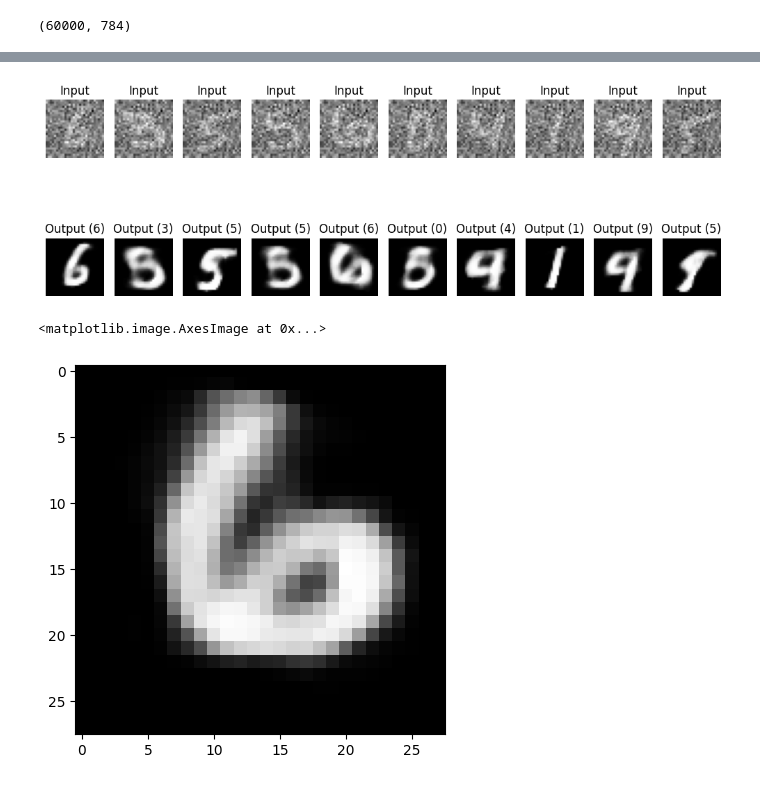
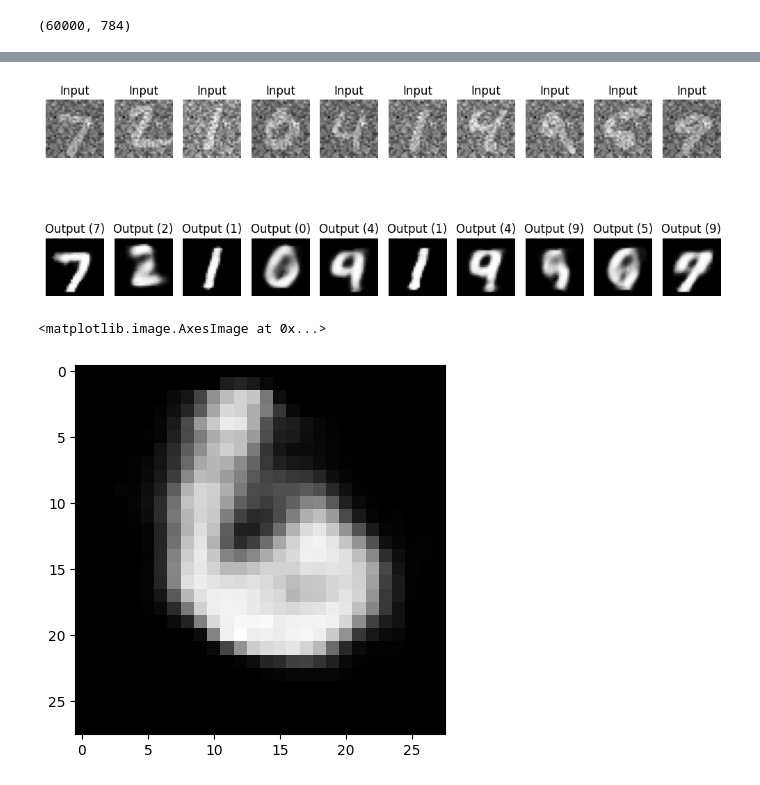
Before and after one commit to Jonatanprepuk/ML-from-scratch, a Jupyter notebook: examples/nn_autoencoder.ipynb, the cells around one changed output, grey strips where cells are left out. Cells and saved outputs as stored; diff of their text form; code cells hidden in the pictures.

```diff
--- a/examples/nn_autoencoder.ipynb
+++ b/examples/nn_autoencoder.ipynb
@@ -33,7 +15,7 @@ y_test = (y_test.reshape(y_test.shape[0], -1).astype(np.float32))
 y_train = np.where(y_train > 0, 1, 0)
 y_test = np.where(y_test > 0, 1, 0)
 
-noise = np.random.normal(loc=0.0, scale=0.6, size=y_test[0].shape)
+noise = np.random.normal(scale=0.5, size=y_test[0].shape)
 X_train, X_test = y_train + noise, y_test + noise
 # %%
 plt.imshow(X_train[4].reshape(28,28), cmap='gray')
@@ -83,6 +65,6 @@ model.summary(X_train.shape[1])
 ╚════╩═════════╩══════════════╩════════╝
 Total trainable parameters: 51,616
 # %%
-model.train(X_train, y_train, epochs=60, batch_size=64, print_every=100, validation_data=(X_test, y_test))
+model.train(X_train, y_train, epochs=75, batch_size=128, print_every=100, validation_data=(X_test, y_test))
 # %% [output]
 epoch: 1
@@ -111,25 +93,25 @@ validation, acc: 726.507 loss: 0.053
 # %%
 plt.figure(figsize=(10, 5))
 
 for i in range(10):
     # Översta raden: input
     ax = plt.subplot(2, 10, i + 1)
-    ax.imshow(X_test[i+50].reshape(28, 28), cmap='gray')
+    ax.imshow(X_test[i].reshape(28, 28), cmap='gray')
     ax.set_title("Input")
     ax.axis('off')
 
     # Undre raden: prediction
     ax = plt.subplot(2, 10, 10 + i + 1)
-    ax.imshow(model.predict(X_test[i+50]).reshape(28, 28), cmap='gray')
-    ax.set_title(f"Output ({labels_test[i+50]})")
+    ax.imshow(model.predict(X_test[i]).reshape(28, 28), cmap='gray')
+    ax.set_title(f"Output ({labels_test[i]})")
     ax.axis('off')
 
 plt.tight_layout()
 plt.show()
 # %% [output]
-[figure, old version]
+[figure, new version]
 # %%
 plt.imshow(model.predict(X_test[100]).reshape(28,28), cmap='gray')
 # %% [output]
 <matplotlib.image.AxesImage at 0x...>
-[figure, old version]
+[figure, new version]
```
Also changed, not shown: parts of 5 cells of this notebook, 1 other file.
